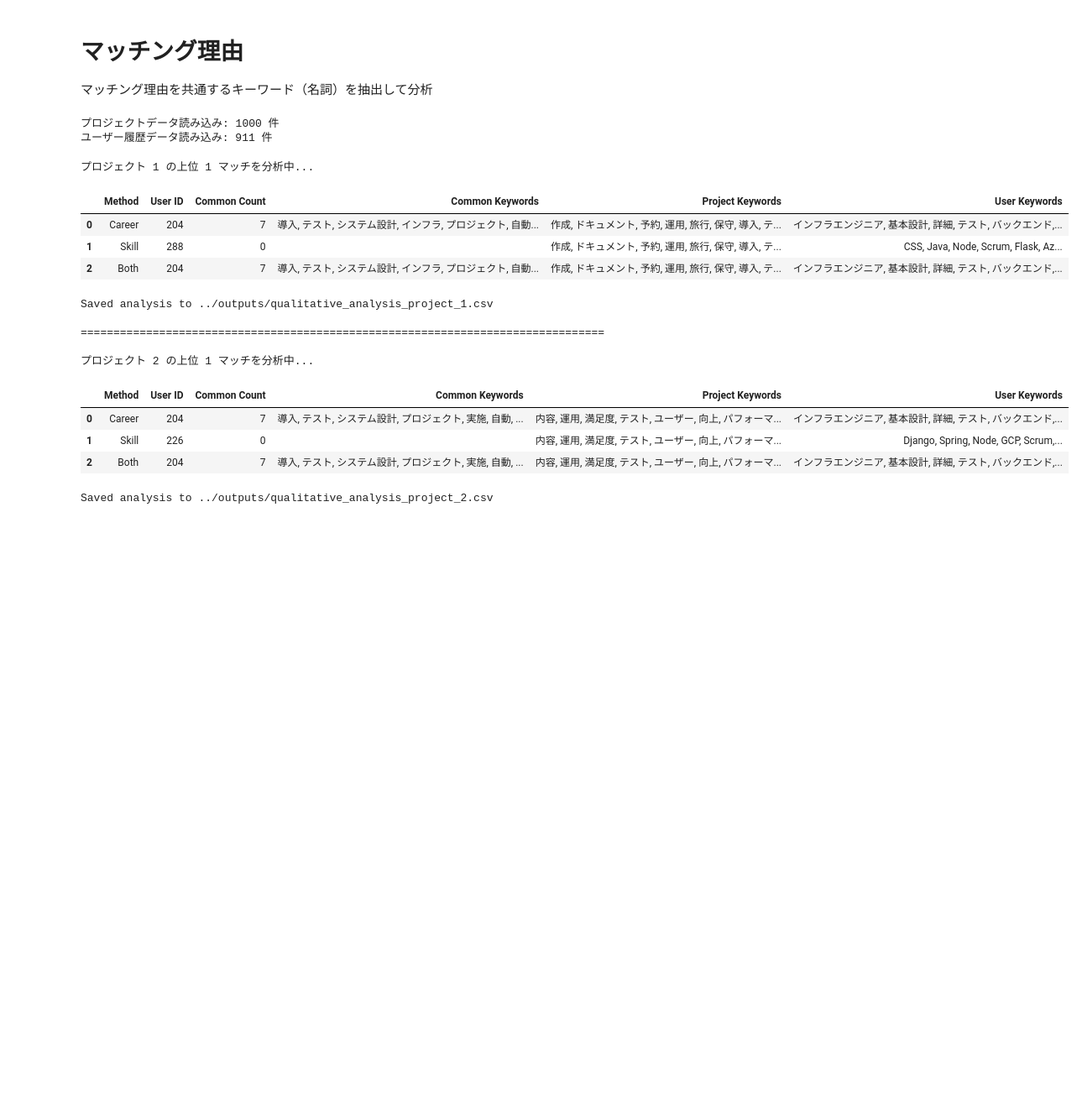
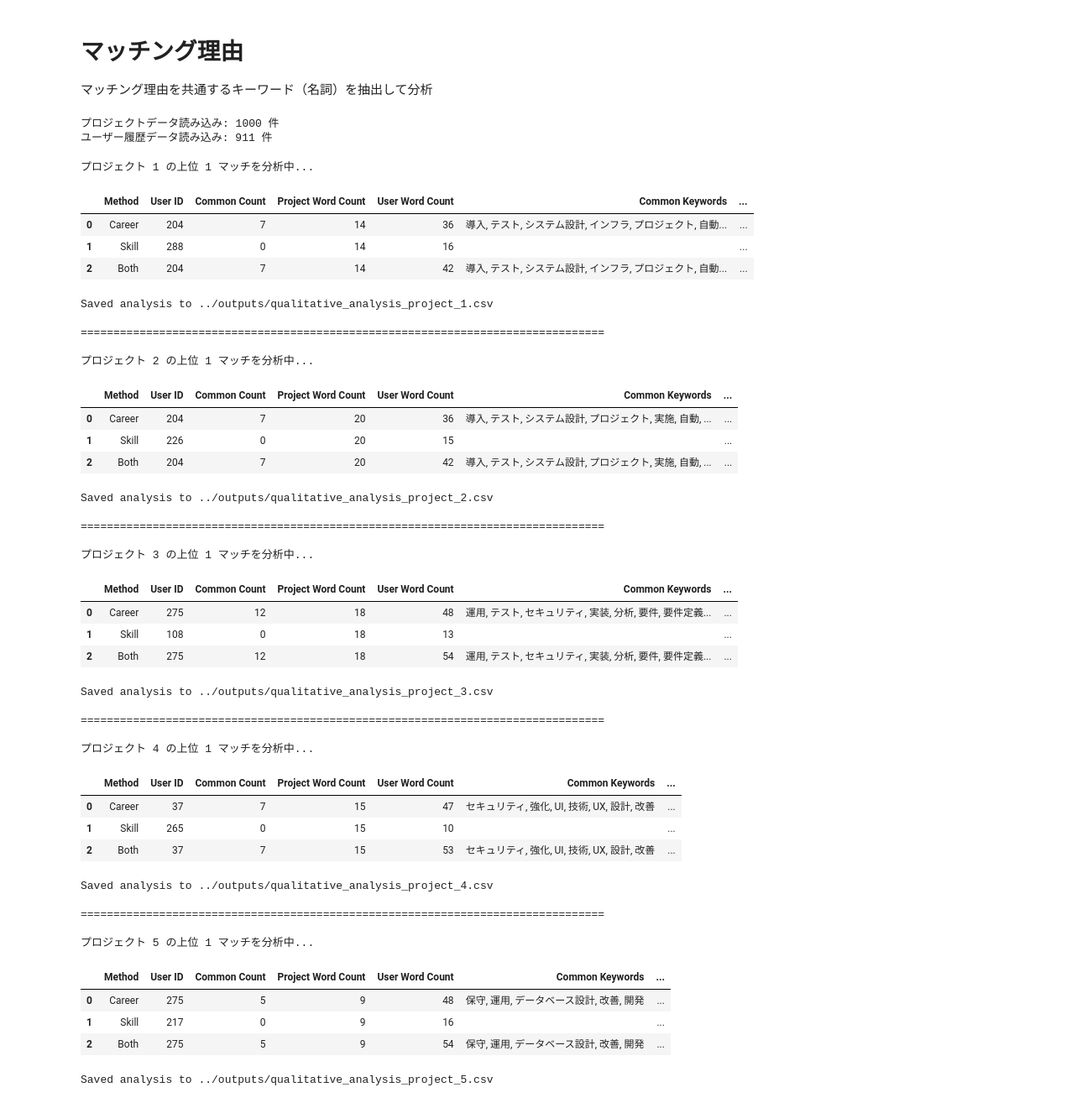
Before and after one commit to Aoki-Dai/research, a Jupyter notebook: notebooks/26_comparison.ipynb, the cells around one changed output. Shown at 84% size. Cells and saved outputs as stored; diff of their text form; code cells hidden in the pictures; blank space fills up the shorter version.

```diff
--- a/notebooks/26_comparison.ipynb
+++ b/notebooks/26_comparison.ipynb
@@ -203,6 +203,8 @@ def analyze_match_reason(project_id: int, user_id: int, method: str) -> dict:
         "Method": method,
         "Common Keywords": ", ".join(common_keywords),
         "Common Count": len(common_keywords),
+        "Project Word Count": len(p_nouns),
+        "User Word Count": len(u_nouns),
         "Project Keywords": ", ".join(list(p_nouns)),
         "User Keywords": ", ".join(list(u_nouns))
     }
@@ -236,38 +238,65 @@ def compare_matches_table(project_id: int, top_k: int = 1):
     df_results = pd.DataFrame(results)
 
     # カラムの並び替え
-    cols = ['Method', 'User ID', 'Common Count', 'Common Keywords', 'Project Keywords', 'User Keywords']
+    cols = ['Method', 'User ID', 'Common Count', 'Project Word Count', 'User Word Count', 'Common Keywords', 'Project Keywords', 'User Keywords']
     return df_results[cols]
 # %%
 # プロジェクトIDのリスト
-target_project_ids = [1, 2]
+target_project_ids = [1, 2, 3, 4, 5]
 
 for target_project_id in target_project_ids:
     # 分析結果を表示・保存
     df_comparison = compare_matches_table(target_project_id)
     display(df_comparison)
 
     # CSV保存
     output_path = f"../outputs/qualitative_analysis_project_{target_project_id}.csv"
     df_comparison.to_csv(output_path, index=False, encoding='utf-8-sig')
     print(f"Saved analysis to {output_path}")
 
     # 区切り線を表示 (最後の要素以外)
     if target_project_id != target_project_ids[-1]:
         print("\n" + "="*80 + "\n")
 # %% [output]
 プロジェクト 1 の上位 1 マッチを分析中...
-|  | Method | User ID | Common Count | Common Keywords | Project Keywords | User Keywords |
-| 0 | Career | 204 | 7 | 導入, テスト, システム設計, インフラ, プロジェクト, 自動... | 作成, ドキュメント, 予約, 運用, 旅行, 保守, 導入, テ... | インフラエンジニア, 基本設計, 詳細, テスト, バックエンド,... |
-| 1 | Skill | 288 | 0 |  | 作成, ドキュメント, 予約, 運用, 旅行, 保守, 導入, テ... | CSS, Java, Node, Scrum, Flask, Az... |
-| 2 | Both | 204 | 7 | 導入, テスト, システム設計, インフラ, プロジェクト, 自動... | 作成, ドキュメント, 予約, 運用, 旅行, 保守, 導入, テ... | インフラエンジニア, 基本設計, 詳細, テスト, バックエンド,... |
+|  | Method | User ID | Common Count | Project Word Count | User Word Count | Common Keywords | ... |
+| 0 | Career | 204 | 7 | 14 | 36 | 導入, テスト, システム設計, インフラ, プロジェクト, 自動... | ... |
+| 1 | Skill | 288 | 0 | 14 | 16 |  | ... |
+| 2 | Both | 204 | 7 | 14 | 42 | 導入, テスト, システム設計, インフラ, プロジェクト, 自動... | ... |
 Saved analysis to ../outputs/qualitative_analysis_project_1.csv
 
 ================================================================================
 
 プロジェクト 2 の上位 1 マッチを分析中...
-|  | Method | User ID | Common Count | Common Keywords | Project Keywords | User Keywords |
-| 0 | Career | 204 | 7 | 導入, テスト, システム設計, プロジェクト, 実施, 自動, ... | 内容, 運用, 満足度, テスト, ユーザー, 向上, パフォーマ... | インフラエンジニア, 基本設計, 詳細, テスト, バックエンド,... |
-| 1 | Skill | 226 | 0 |  | 内容, 運用, 満足度, テスト, ユーザー, 向上, パフォーマ... | Django, Spring, Node, GCP, Scrum,... |
-| 2 | Both | 204 | 7 | 導入, テスト, システム設計, プロジェクト, 実施, 自動, ... | 内容, 運用, 満足度, テスト, ユーザー, 向上, パフォーマ... | インフラエンジニア, 基本設計, 詳細, テスト, バックエンド,... |
+|  | Method | User ID | Common Count | Project Word Count | User Word Count | Common Keywords | ... |
+| 0 | Career | 204 | 7 | 20 | 36 | 導入, テスト, システム設計, プロジェクト, 実施, 自動, ... | ... |
+| 1 | Skill | 226 | 0 | 20 | 15 |  | ... |
+| 2 | Both | 204 | 7 | 20 | 42 | 導入, テスト, システム設計, プロジェクト, 実施, 自動, ... | ... |
 Saved analysis to ../outputs/qualitative_analysis_project_2.csv
+
+================================================================================
+
+プロジェクト 3 の上位 1 マッチを分析中...
+|  | Method | User ID | Common Count | Project Word Count | User Word Count | Common Keywords | ... |
+| 0 | Career | 275 | 12 | 18 | 48 | 運用, テスト, セキュリティ, 実装, 分析, 要件, 要件定義... | ... |
+| 1 | Skill | 108 | 0 | 18 | 13 |  | ... |
+| 2 | Both | 275 | 12 | 18 | 54 | 運用, テスト, セキュリティ, 実装, 分析, 要件, 要件定義... | ... |
+Saved analysis to ../outputs/qualitative_analysis_project_3.csv
+
+================================================================================
+
+プロジェクト 4 の上位 1 マッチを分析中...
+|  | Method | User ID | Common Count | Project Word Count | User Word Count | Common Keywords | ... |
+| 0 | Career | 37 | 7 | 15 | 47 | セキュリティ, 強化, UI, 技術, UX, 設計, 改善 | ... |
+| 1 | Skill | 265 | 0 | 15 | 10 |  | ... |
+| 2 | Both | 37 | 7 | 15 | 53 | セキュリティ, 強化, UI, 技術, UX, 設計, 改善 | ... |
+Saved analysis to ../outputs/qualitative_analysis_project_4.csv
+
+================================================================================
+
+プロジェクト 5 の上位 1 マッチを分析中...
+|  | Method | User ID | Common Count | Project Word Count | User Word Count | Common Keywords | ... |
+| 0 | Career | 275 | 5 | 9 | 48 | 保守, 運用, データベース設計, 改善, 開発 | ... |
+| 1 | Skill | 217 | 0 | 9 | 16 |  | ... |
+| 2 | Both | 275 | 5 | 9 | 54 | 保守, 運用, データベース設計, 改善, 開発 | ... |
+Saved analysis to ../outputs/qualitative_analysis_project_5.csv
```
